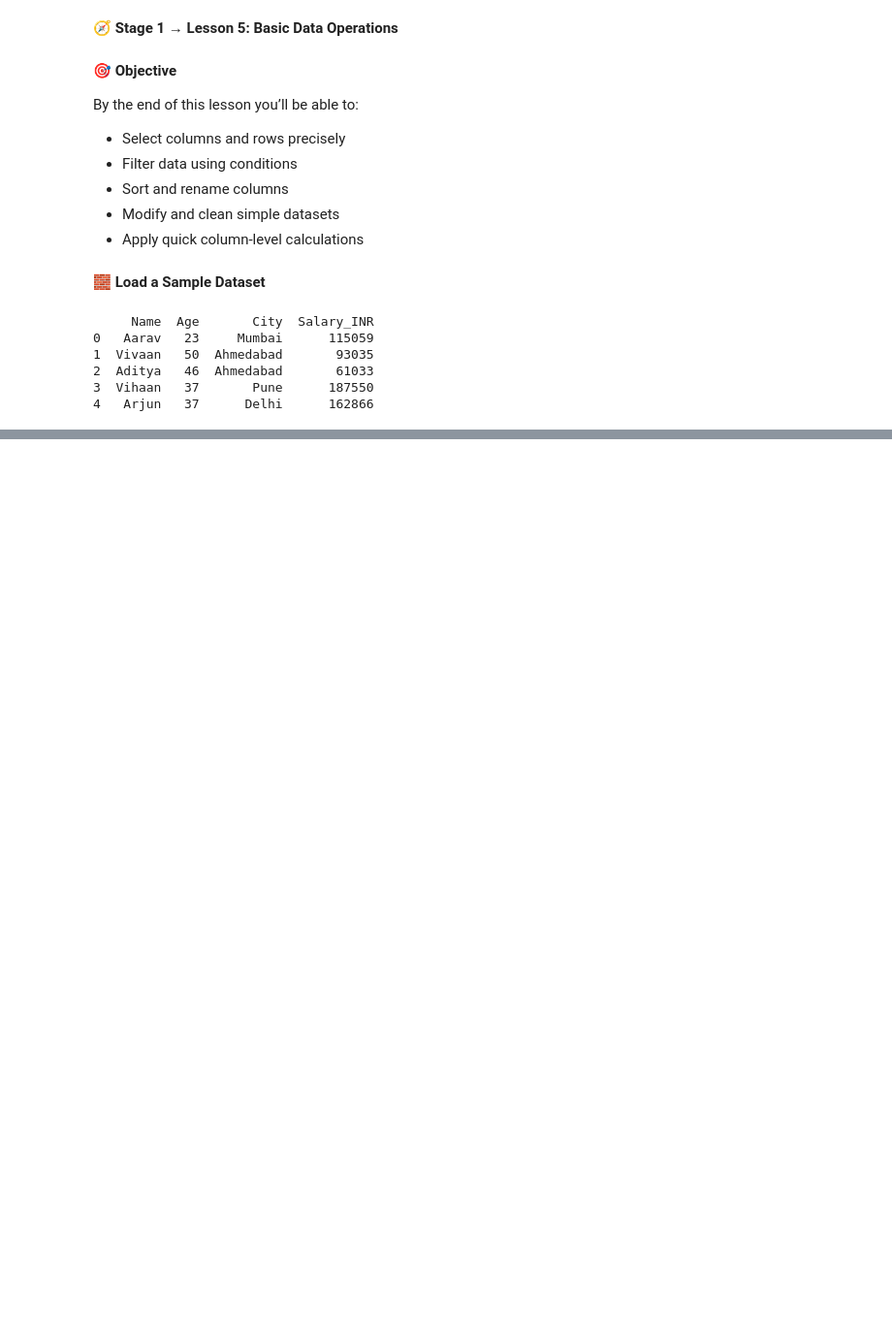
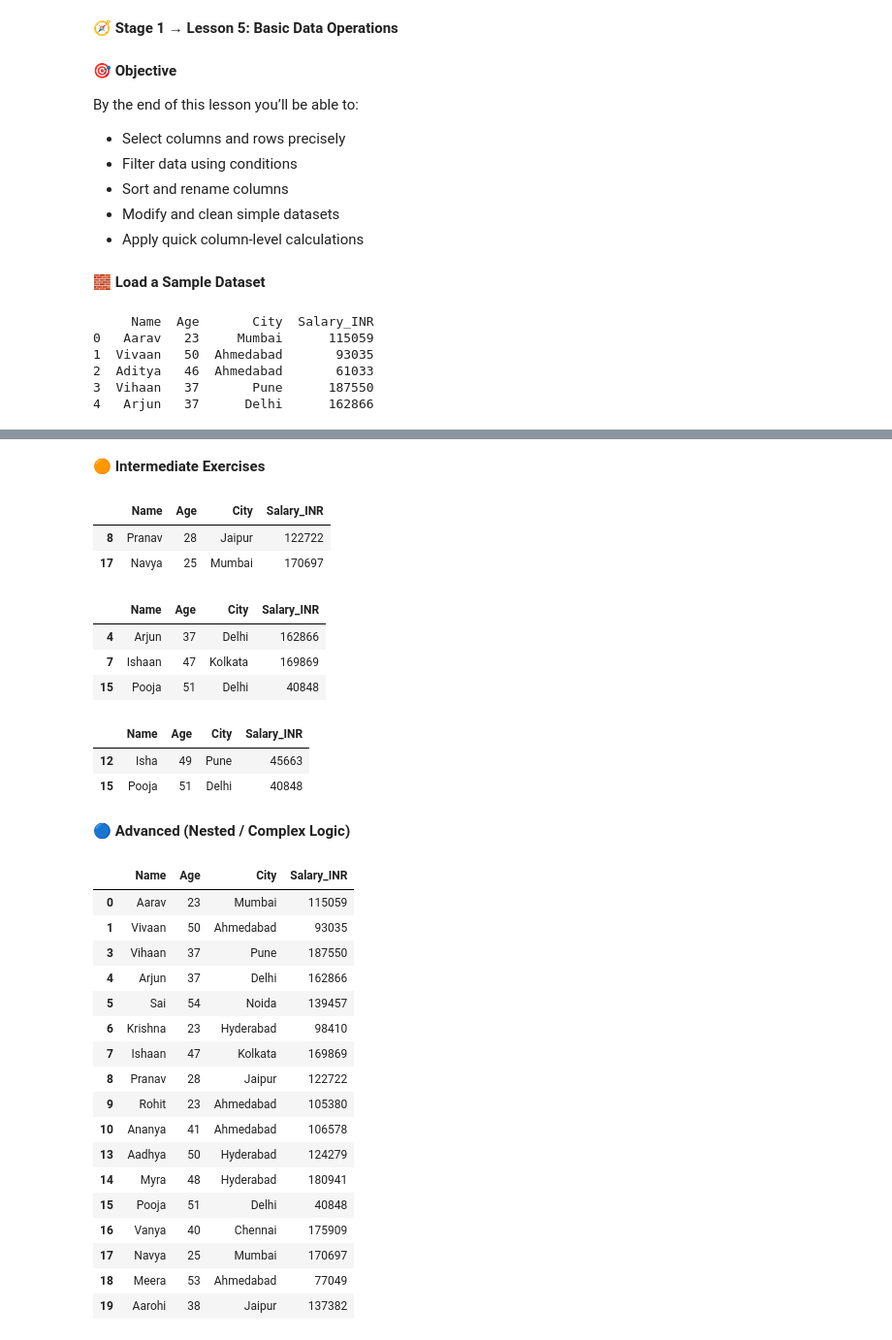
Before and after one commit to dirumisra/GENAI, a Jupyter notebook: pandas/01_Foundation/notebooks/05_basic_operations.ipynb, the cells around one changed output, grey strips where cells are left out. Shown: that part at 97% size. Cells and saved outputs as stored; diff of their text form; code cells hidden in the pictures; blank space fills up the shorter version.

```diff
--- a/pandas/01_Foundation/notebooks/05_basic_operations.ipynb
+++ b/pandas/01_Foundation/notebooks/05_basic_operations.ipynb
@@ -38,0 +252,17 @@ print(df_pb.head())
+# %% [markdown]
+**🟠 Intermediate Exercises**
+# %%
+# Select rows where Age between 25 and 35
+df_pb[(df_pb['Age'] >= 25) & (df_pb['Age'] <= 35)]
+# %% [output]
+|  | Name | Age | City | Salary_INR |
+| 8 | Pranav | 28 | Jaipur | 122722 |
+| 17 | Navya | 25 | Mumbai | 170697 |
+# %%
+# Select rows where City is either Delhi or Kolkata
+df_pb[df_pb['City'].isin(["Delhi", "Kolkata"])]
+# %% [output]
+|  | Name | Age | City | Salary_INR |
+| 4 | Arjun | 37 | Delhi | 162866 |
+| 7 | Ishaan | 47 | Kolkata | 169869 |
+| 15 | Pooja | 51 | Delhi | 40848 |
@@ -38,0 +272,31 @@ print(df_pb.head())
+# %%
+# Select rows where Salary < 60000 AND City is not Mumbai
+df_pb[(df_pb['Salary_INR'] < 60000) & ~(df_pb['City'] == "Mumbai")]
+# %% [output]
+|  | Name | Age | City | Salary_INR |
+| 12 | Isha | 49 | Pune | 45663 |
+| 15 | Pooja | 51 | Delhi | 40848 |
+# %% [markdown]
+**🔵 Advanced (Nested / Complex Logic)**
+# %%
+# (Age > 25 AND City is Delhi) OR (Salary > 70000)
+df_pb[((df_pb['Age'] > 25) & (df_pb['City'] == "Delhi")) | (df_pb['Salary_INR'] > 70000)]
+# %% [output]
+|  | Name | Age | City | Salary_INR |
+| 0 | Aarav | 23 | Mumbai | 115059 |
+| 1 | Vivaan | 50 | Ahmedabad | 93035 |
+| 3 | Vihaan | 37 | Pune | 187550 |
+| 4 | Arjun | 37 | Delhi | 162866 |
+| 5 | Sai | 54 | Noida | 139457 |
+| 6 | Krishna | 23 | Hyderabad | 98410 |
+| 7 | Ishaan | 47 | Kolkata | 169869 |
+| 8 | Pranav | 28 | Jaipur | 122722 |
+| 9 | Rohit | 23 | Ahmedabad | 105380 |
+| 10 | Ananya | 41 | Ahmedabad | 106578 |
+| 13 | Aadhya | 50 | Hyderabad | 124279 |
+| 14 | Myra | 48 | Hyderabad | 180941 |
+| 15 | Pooja | 51 | Delhi | 40848 |
+| 16 | Vanya | 40 | Chennai | 175909 |
+| 17 | Navya | 25 | Mumbai | 170697 |
+| 18 | Meera | 53 | Ahmedabad | 77049 |
+| 19 | Aarohi | 38 | Jaipur | 137382 |
```
Also changed, not shown: parts of 27 cells of this notebook.
